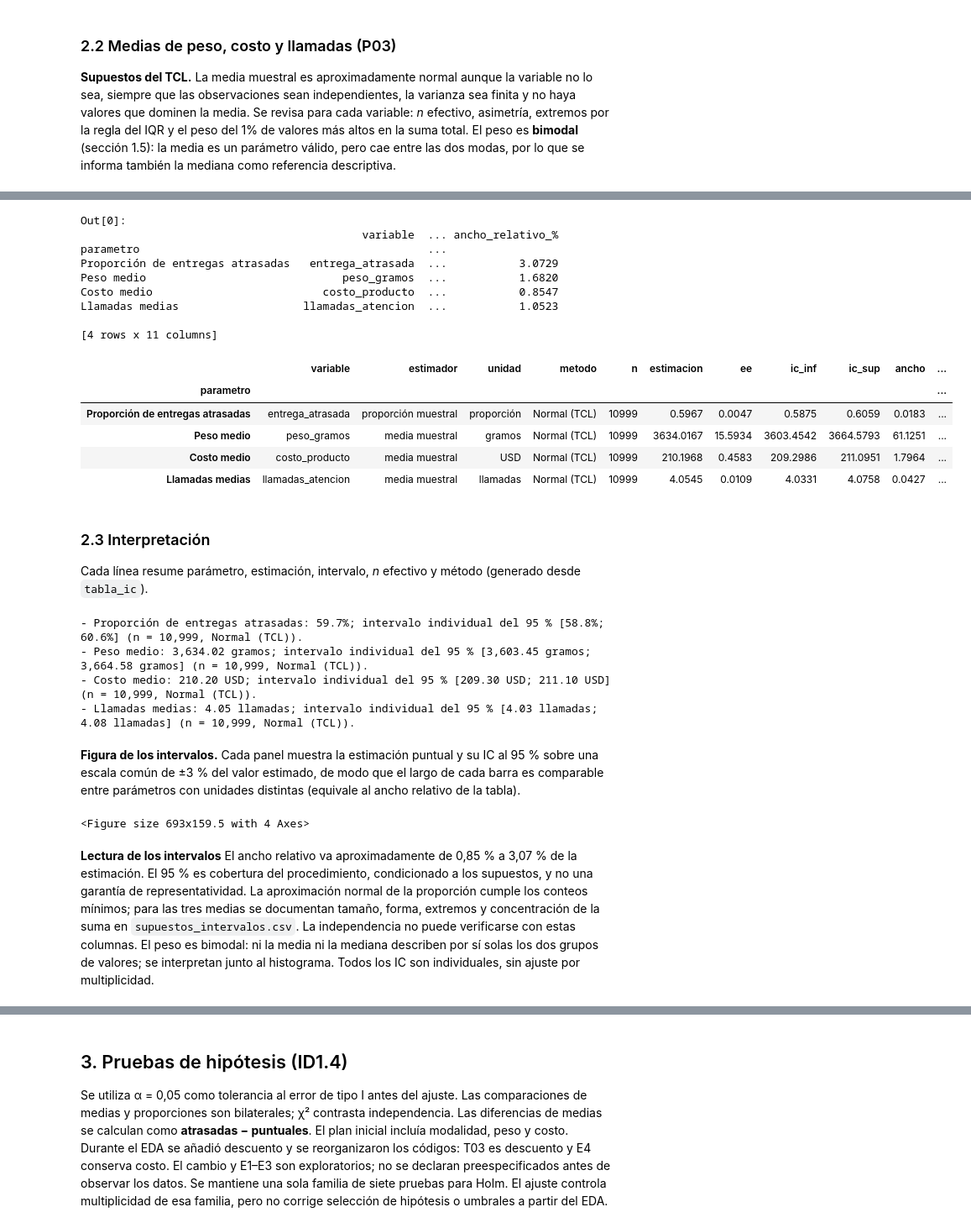
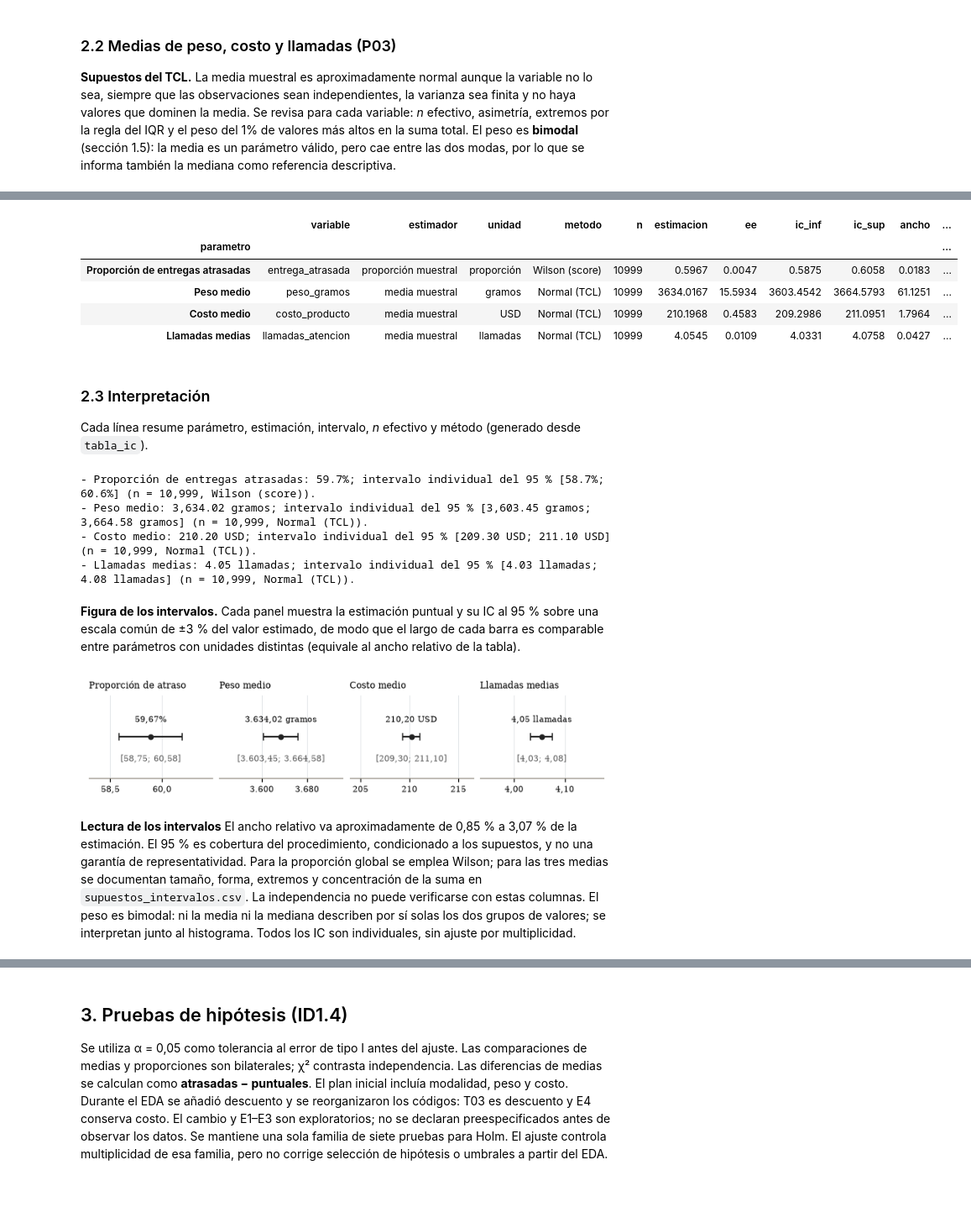
Before and after one commit to joserodriguezc/grupo_1_estadistica_computacional, a Jupyter notebook: sumativa_1/notebooks/sumativa_1.ipynb, the cells around one changed output, grey strips where cells are left out. Shown at 84% size. Drawn from its saved outputs; the diff is of its cells as text; code cells hidden in the pictures; blank space fills up the shorter version.

```diff
--- a/sumativa_1/notebooks/sumativa_1.ipynb
+++ b/sumativa_1/notebooks/sumativa_1.ipynb
@@ -906,6 +836,8 @@ Se estiman los cuatro parámetros definidos en el protocolo (P02 y P03). Interva
 El **95 % caracteriza el procedimiento**: si repitiéramos el muestreo y la construcción del intervalo bajo los mismos supuestos, aproximadamente el 95 % de los intervalos contendría el parámetro fijo. Una vez calculado este intervalo, el parámetro no se vuelve aleatorio; no se le asigna una probabilidad del 95 % de estar dentro. Tampoco es un rango que contenga el 95 % de los envíos. La interpretación requiere independencia y un proceso generador comparable.
 # %%
 from scipy import stats
+
+from statsmodels.stats.proportion import proportion_confint
 
 NIVEL = 0.95
 z975 = stats.norm.ppf(1 - (1 - NIVEL) / 2)
@@ -919,11 +851,33 @@ def ic_media(x):
 
 
 def ic_proporcion(x):
-    """Proporción e IC normal (TCL) para una variable 0/1 con los registros válidos."""
+    """Proporción de una variable binaria e IC de Wilson al 95 %."""
     x = pd.Series(x).dropna()
-    p, nn = x.mean(), len(x)
-    ee = np.sqrt(p * (1 - p) / nn)
-    return {'estimacion': p, 'ee': ee, 'ic_inf': p - z975 * ee, 'ic_sup': p + z975 * ee, 'n': nn}
+
+    if not x.isin([0, 1]).all():
+        raise ValueError(
+            'Se requiere una variable binaria codificada 0/1.'
+        )
+
+    nn, k = len(x), int(x.sum())
+    phat = k / nn
+
+    ee_descriptivo = np.sqrt(phat * (1 - phat) / nn)
+
+    li, ls = proportion_confint(
+        k,
+        nn,
+        alpha=1 - NIVEL,
+        method='wilson'
+    )
+
+    return {
+        'estimacion': phat,
+        'ee': ee_descriptivo,
+        'ic_inf': li,
+        'ic_sup': ls,
+        'n': nn
+    }
 
 
 print(f"z_0.975 = {z975:.4f}")
@@ -987,34 +932,25 @@ llamadas_atencion       10999          0  ...     4.05      4.0
 # %%
 PARAMETRO = {'peso_gramos': 'Peso medio', 'costo_producto': 'Costo medio',
              'llamadas_atencion': 'Llamadas medias'}
 
 filas_ic = [{'parametro': 'Proporción de entregas atrasadas', 'variable': TARGET,
              'estimador': 'proporción muestral', 'unidad': 'proporción',
-             'metodo': 'Normal (TCL)', **ic_proporcion(df[TARGET])}]
+             'metodo': 'Wilson (score)', **ic_proporcion(df[TARGET])}]
 for v, unidad in MEDIAS.items():
     filas_ic.append({'parametro': PARAMETRO[v], 'variable': v, 'estimador': 'media muestral',
                      'unidad': unidad, 'metodo': 'Normal (TCL)', **ic_media(df[v])})
 
 tabla_ic = pd.DataFrame(filas_ic).set_index('parametro')
 tabla_ic['ancho'] = tabla_ic['ic_sup'] - tabla_ic['ic_inf']
 tabla_ic['ancho_relativo_%'] = tabla_ic['ancho'] / tabla_ic['estimacion'] * 100
 tabla_ic = tabla_ic[['variable', 'estimador', 'unidad', 'metodo', 'n', 'estimacion', 'ee',
                      'ic_inf', 'ic_sup', 'ancho', 'ancho_relativo_%']]
 tabla_ic.to_csv(RAIZ / 'outputs/tablas/intervalos_confianza.csv', encoding='utf-8')
 tabla_ic.round(4)
 # %% [output]
-Out[0]:
-                                           variable  ... ancho_relativo_%
-parametro                                            ...
-Proporción de entregas atrasadas   entrega_atrasada  ...           3.0729
-Peso medio                              peso_gramos  ...           1.6820
-Costo medio                          costo_producto  ...           0.8547
-Llamadas medias                   llamadas_atencion  ...           1.0523
-
-[4 rows x 11 columns]
 |  | variable | estimador | unidad | metodo | n | estimacion | ee | ic_inf | ic_sup | ancho | ... |
 | parametro |  |  |  |  |  |  |  |  |  |  | ... |
-| Proporción de entregas atrasadas | entrega_atrasada | proporción muestral | proporción | Normal (TCL) | 10999 | 0.5967 | 0.0047 | 0.5875 | 0.6059 | 0.0183 | ... |
+| Proporción de entregas atrasadas | entrega_atrasada | proporción muestral | proporción | Wilson (score) | 10999 | 0.5967 | 0.0047 | 0.5875 | 0.6058 | 0.0183 | ... |
 | Peso medio | peso_gramos | media muestral | gramos | Normal (TCL) | 10999 | 3634.0167 | 15.5934 | 3603.4542 | 3664.5793 | 61.1251 | ... |
 | Costo medio | costo_producto | media muestral | USD | Normal (TCL) | 10999 | 210.1968 | 0.4583 | 209.2986 | 211.0951 | 1.7964 | ... |
 | Llamadas medias | llamadas_atencion | media muestral | llamadas | Normal (TCL) | 10999 | 4.0545 | 0.0109 | 4.0331 | 4.0758 | 0.0427 | ... |
@@ -1030,7 +966,7 @@ for param, f in tabla_ic.iterrows():
     print(f"- {param}: {est}; intervalo individual del 95 % [{li}; {ls}] "
           f"(n = {f['n']:,}, {f['metodo']}).")
 # %% [output]
-- Proporción de entregas atrasadas: 59.7%; intervalo individual del 95 % [58.8%; 60.6%] (n = 10,999, Normal (TCL)).
+- Proporción de entregas atrasadas: 59.7%; intervalo individual del 95 % [58.7%; 60.6%] (n = 10,999, Wilson (score)).
 - Peso medio: 3,634.02 gramos; intervalo individual del 95 % [3,603.45 gramos; 3,664.58 gramos] (n = 10,999, Normal (TCL)).
 - Costo medio: 210.20 USD; intervalo individual del 95 % [209.30 USD; 211.10 USD] (n = 10,999, Normal (TCL)).
 - Llamadas medias: 4.05 llamadas; intervalo individual del 95 % [4.03 llamadas; 4.08 llamadas] (n = 10,999, Normal (TCL)).
@@ -1061,8 +997,8 @@ for a, (param, f) in zip(ax, tabla_ic.iterrows()):
     a.tick_params(axis='x', labelsize=7)
 guardar('fig_inf_1_intervalos')
 # %% [output]
-<Figure size 693x159.5 with 4 Axes>
+[figure, added]
 # %% [markdown]
 **Lectura de los intervalos**
-El ancho relativo va aproximadamente de 0,85 % a 3,07 % de la estimación. El 95 % es cobertura del procedimiento, condicionado a los supuestos, y no una garantía de representatividad. La aproximación normal de la proporción cumple los conteos mínimos; para las tres medias se documentan tamaño, forma, extremos y concentración de la suma en `supuestos_intervalos.csv`. La independencia no puede verificarse con estas columnas. El peso es bimodal: ni la media ni la mediana describen por sí solas los dos grupos de valores; se interpretan junto al histograma. Todos los IC son individuales, sin ajuste por multiplicidad.
+El ancho relativo va aproximadamente de 0,85 % a 3,07 % de la estimación. El 95 % es cobertura del procedimiento, condicionado a los supuestos, y no una garantía de representatividad. Para la proporción global se emplea Wilson; para las tres medias se documentan tamaño, forma, extremos y concentración de la suma en `supuestos_intervalos.csv`. La independencia no puede verificarse con estas columnas. El peso es bimodal: ni la media ni la mediana describen por sí solas los dos grupos de valores; se interpretan junto al histograma. Todos los IC son individuales, sin ajuste por multiplicidad.
 # %% [markdown]
```
Also changed, not shown: parts of 27 cells of this notebook, 36 other files.
